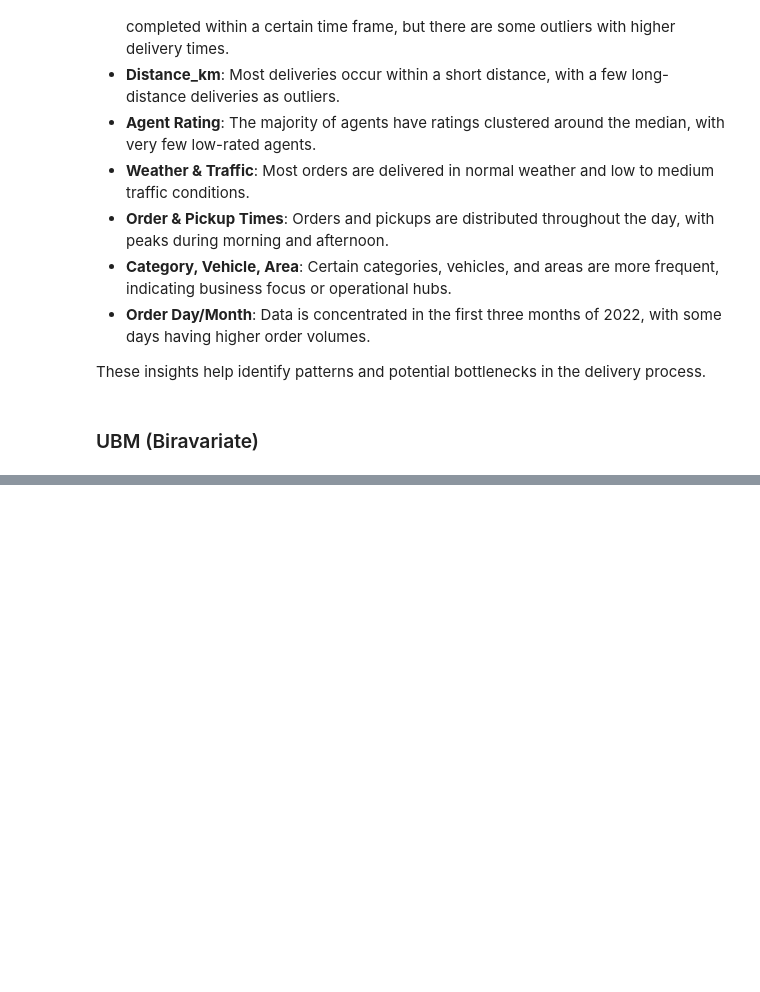
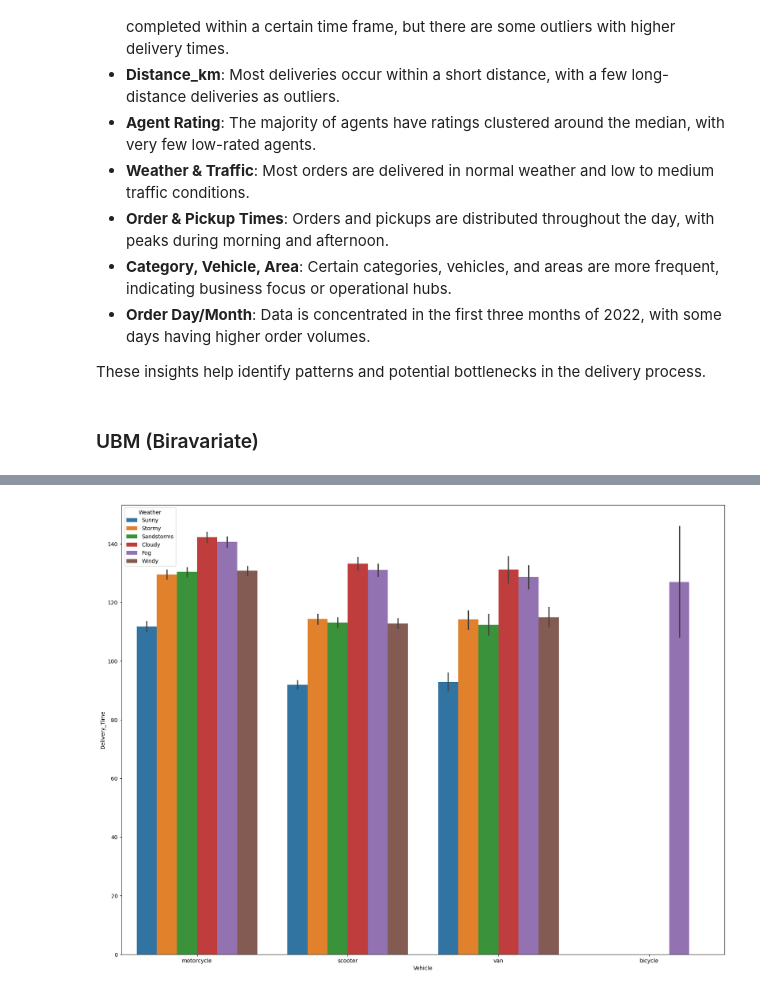
Before and after one commit to sushantkas/Project-3, a Jupyter notebook: EDA.ipynb, the cells around one changed output, grey strips where cells are left out. Cells and saved outputs as stored; diff of their text form; code cells hidden in the pictures; blank space fills up the shorter version.

```diff
--- a/EDA.ipynb
+++ b/EDA.ipynb
@@ -990,0 +1028,6 @@ These insights help identify patterns and potential bottlenecks in the delivery
+# %%
+plt.figure(figsize=(20,15))
+sns.barplot(data=amazon,x="Vehicle", y="Delivery_Time", hue="Weather", estimator="mean");
+plt.show()
+# %% [output]
+[figure, added]
```
Also changed, not shown: parts of 26 cells of this notebook, 2 other files.
